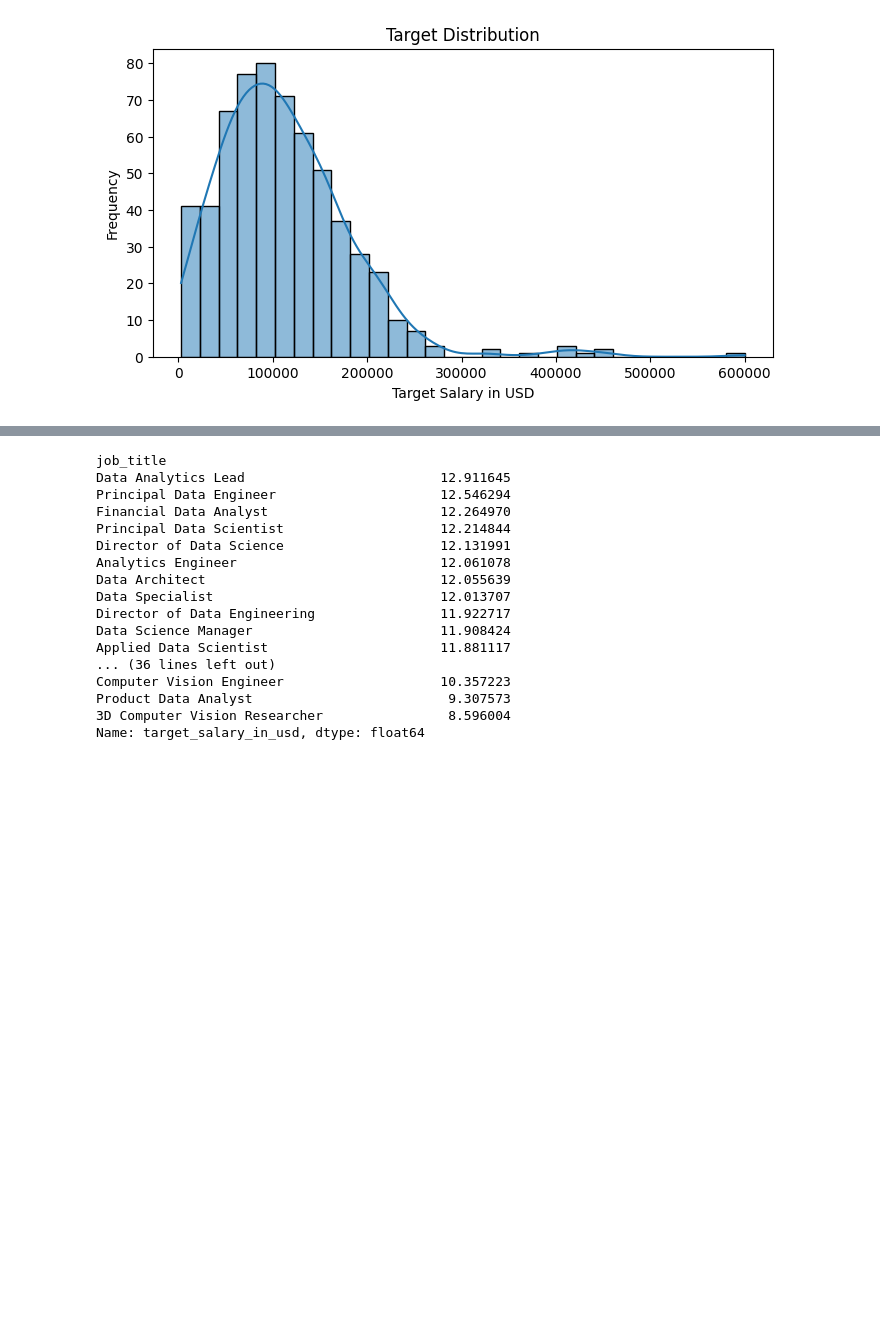
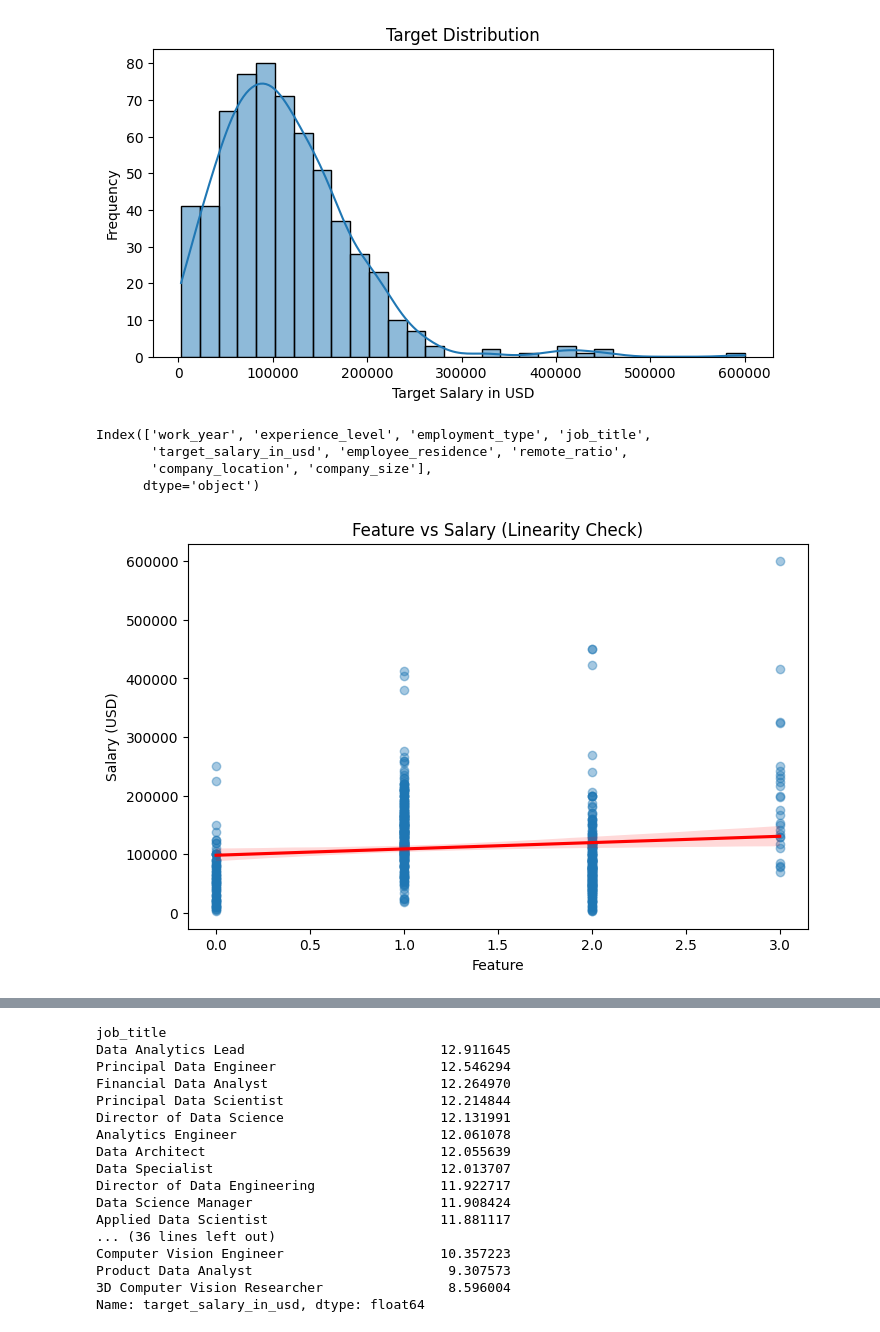
Before and after one commit to TarekAljundi/salary_prediction_app, a Jupyter notebook: notebooks/notebook.ipynb, the cells around one changed output, grey strips where cells are left out. Cells and saved outputs as stored; diff of their text form; code cells hidden in the pictures; blank space fills up the shorter version.

```diff
--- a/notebooks/notebook.ipynb
+++ b/notebooks/notebook.ipynb
@@ -175,6 +183,32 @@ plt.savefig(chart_path)
 plt.show()
 # %% [output]
 [figure]
+# %%
+df.columns
+# %% [output]
+Index(['work_year', 'experience_level', 'employment_type', 'job_title',
+       'target_salary_in_usd', 'employee_residence', 'remote_ratio',
+       'company_location', 'company_size'],
+      dtype='object')
+# %%
+
+X = df["experience_level"]        # change this to your feature
+y = df["target_salary_in_usd"]
+
+plt.figure(figsize=(8,5))
+
+# Scatter plot
+plt.scatter(X, y, alpha=0.4)
+
+# Add trend line (linear regression line)
+sns.regplot(x=X, y=y, scatter=False, color="red")
+
+plt.title("Feature vs Salary (Linearity Check)")
+plt.xlabel("Feature")
+plt.ylabel("Salary (USD)")
+plt.show()
+# %% [output]
+[figure, added]
 # %%
 mapping = {"EN": 0, "SE": 1, "MI": 2, "EX": 3}
 df["experience_level"] = df["experience_level"].map(mapping)
```
Also changed, not shown: parts of 4 cells of this notebook, 14 other files.
